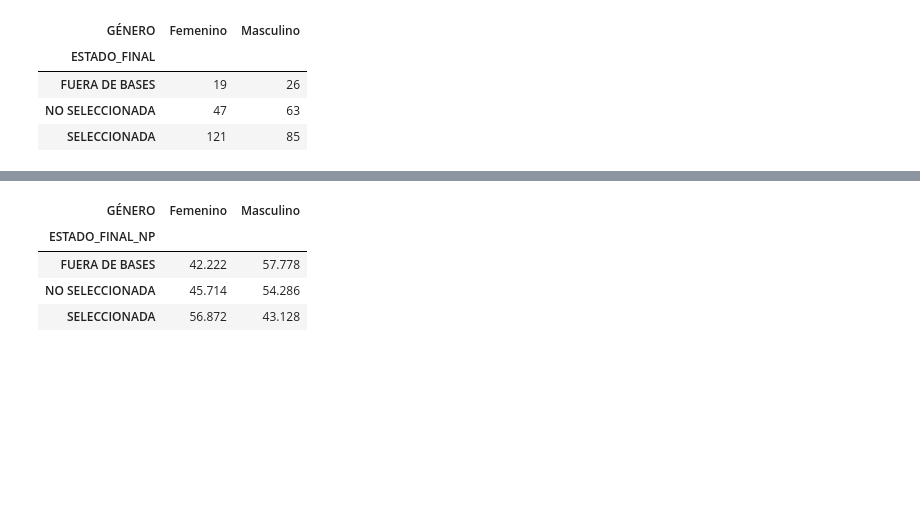
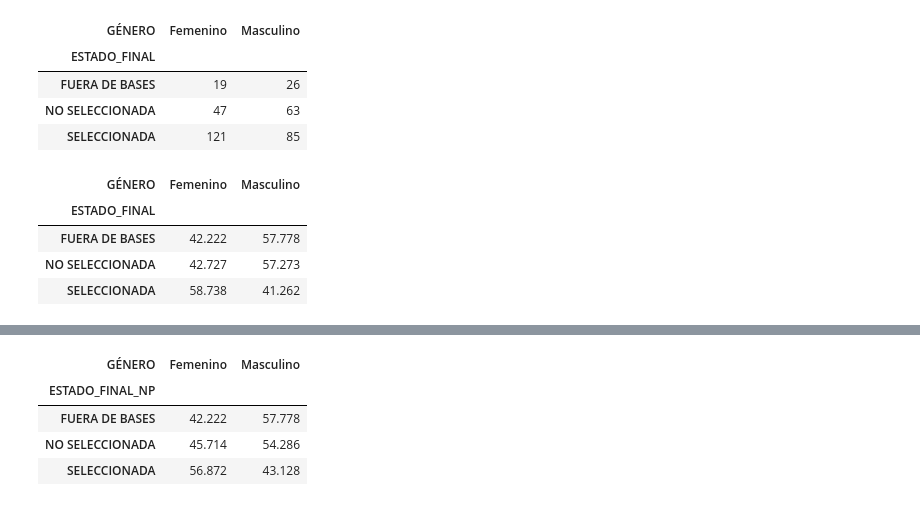
Before and after one commit to alvafox/Simulaciones-para-Becas-Chile, a Jupyter notebook: Doctorado_BCH_2022.ipynb, the cells around one changed output, grey strips where cells are left out. Cells and saved outputs as stored; diff of their text form; code cells hidden in the pictures; blank space fills up the shorter version.

```diff
--- a/Doctorado_BCH_2022.ipynb
+++ b/Doctorado_BCH_2022.ipynb
@@ -211,3 +221,11 @@ df_doc.groupby(['ESTADO_FINAL'])['GÉNERO'].value_counts().unstack(1)
 | FUERA DE BASES | 19 | 26 |
 | NO SELECCIONADA | 47 | 63 |
 | SELECCIONADA | 121 | 85 |
+# %%
+df_doc.groupby(['ESTADO_FINAL'])['GÉNERO'].value_counts("%").unstack(1)*100
+# %% [output]
+| GÉNERO | Femenino | Masculino |
+| ESTADO_FINAL |  |  |
+| FUERA DE BASES | 42.222 | 57.778 |
+| NO SELECCIONADA | 42.727 | 57.273 |
+| SELECCIONADA | 58.738 | 41.262 |
```
Also changed, not shown: parts of 2 cells of this notebook.
